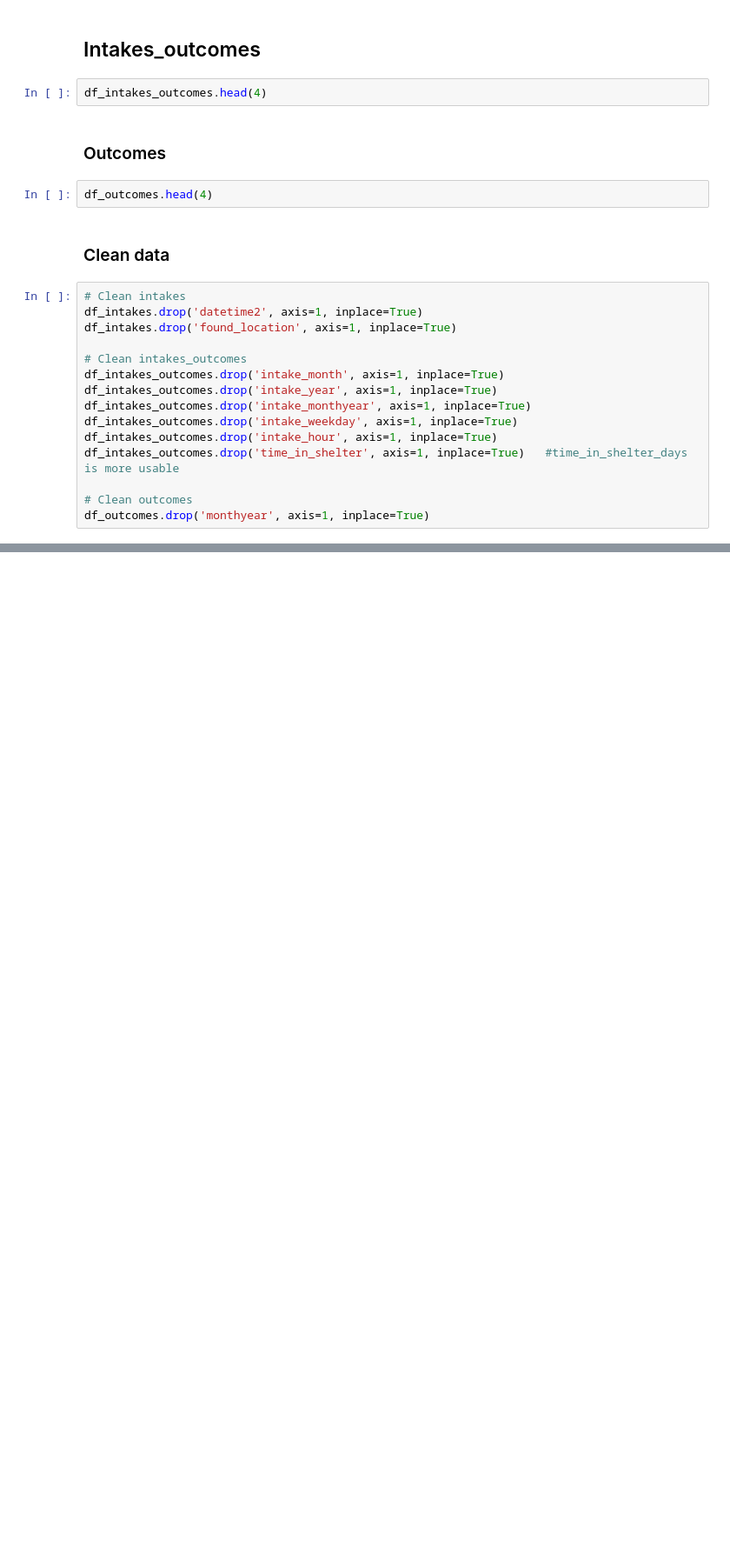
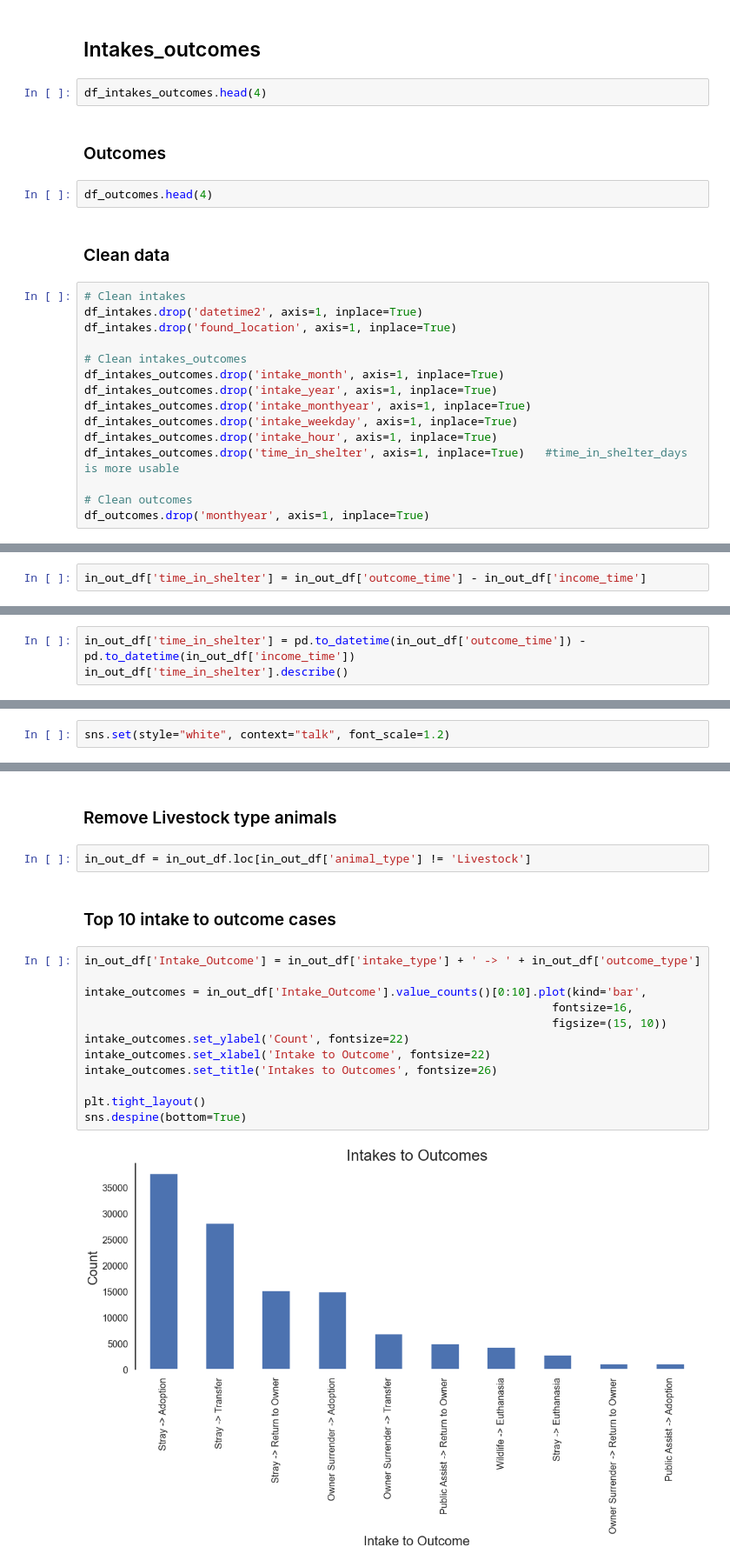
Before and after one commit to BZaldua/animal-shelter-AI, a Jupyter notebook: Shelter_Analysis.ipynb, the cells around one changed output, grey strips where cells are left out. Shown at 87% size. Cells and saved outputs as stored; diff of their text form; blank space fills up the shorter version.

```diff
--- a/Shelter_Analysis.ipynb
+++ b/Shelter_Analysis.ipynb
@@ -51,0 +164,2 @@ df_outcomes.drop('monthyear', axis=1, inplace=True)
+# %%
+in_out_df['time_in_shelter'] = in_out_df['outcome_time'] - in_out_df['income_time']
@@ -51,0 +193,3 @@ df_outcomes.drop('monthyear', axis=1, inplace=True)
+# %%
+in_out_df['time_in_shelter'] = pd.to_datetime(in_out_df['outcome_time']) - pd.to_datetime(in_out_df['income_time'])
+in_out_df['time_in_shelter'].describe()
@@ -51,0 +208,2 @@ df_outcomes.drop('monthyear', axis=1, inplace=True)
+# %%
+sns.set(style="white", context="talk", font_scale=1.2)
@@ -51,0 +218,20 @@ df_outcomes.drop('monthyear', axis=1, inplace=True)
+# %% [markdown]
+### Remove Livestock type animals
+# %%
+in_out_df = in_out_df.loc[in_out_df['animal_type'] != 'Livestock']
+# %% [markdown]
+### Top 10 intake to outcome cases
+# %%
+in_out_df['Intake_Outcome'] = in_out_df['intake_type'] + ' -> ' + in_out_df['outcome_type']
+
+intake_outcomes = in_out_df['Intake_Outcome'].value_counts()[0:10].plot(kind='bar',
+                                                                     fontsize=16,
+                                                                     figsize=(15, 10))
+intake_outcomes.set_ylabel('Count', fontsize=22)
+intake_outcomes.set_xlabel('Intake to Outcome', fontsize=22)
+intake_outcomes.set_title('Intakes to Outcomes', fontsize=26)
+
+plt.tight_layout()
+sns.despine(bottom=True)
+# %% [output]
+[figure, added]
```
Also changed, not shown: parts of 29 cells of this notebook.
